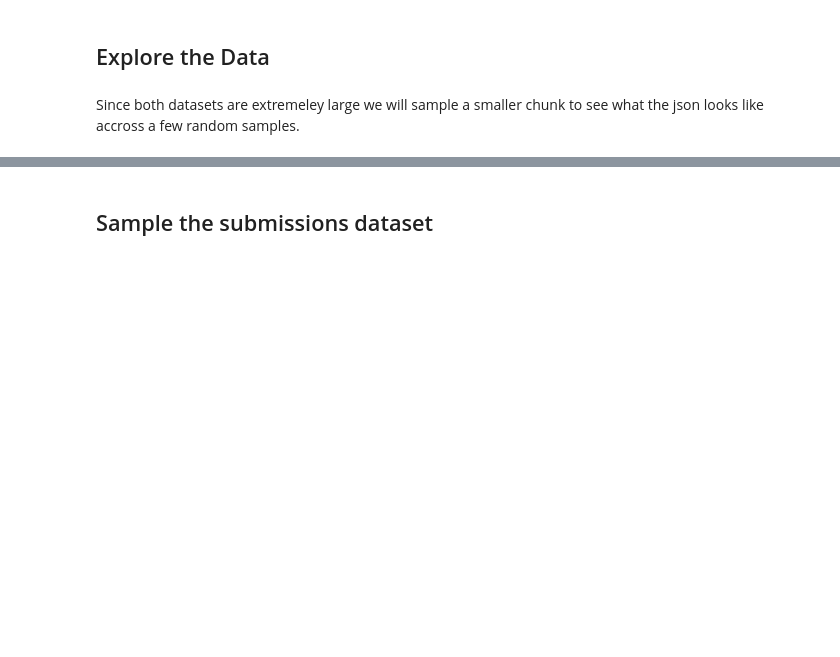
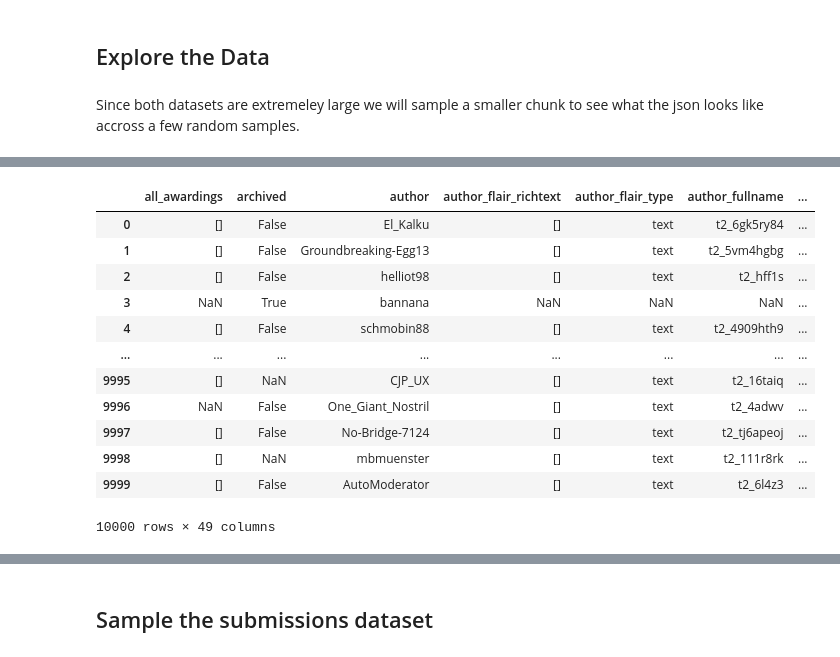
Before and after one commit to faithdennis/reddit-data-pipeline, a Jupyter notebook: code/EDA.ipynb, the cells around one changed output, grey strips where cells are left out. Saved outputs shown, nothing was run; the diff lists cells and outputs as text; code cells hidden in the pictures; blank space fills up the shorter version.

```diff
--- a/code/EDA.ipynb
+++ b/code/EDA.ipynb
@@ -86,0 +159,18 @@ df_comments_sample.head()
+# %%
+# only include columns that have fewer than threshold% missing values
+df_comments_sample = df_comments_sample.iloc[:, missing_value_df[missing_value_df['percent_missing'] <= threshold].index]
+df_comments_sample
+# %% [output]
+|  | all_awardings | archived | author | author_flair_richtext | author_flair_type | author_fullname | ... |
+| 0 | [] | False | El_Kalku | [] | text | t2_6gk5ry84 | ... |
+| 1 | [] | False | Groundbreaking-Egg13 | [] | text | t2_5vm4hgbg | ... |
+| 2 | [] | False | helliot98 | [] | text | t2_hff1s | ... |
+| 3 | NaN | True | bannana | NaN | NaN | NaN | ... |
+| 4 | [] | False | schmobin88 | [] | text | t2_4909hth9 | ... |
+| ... | ... | ... | ... | ... | ... | ... | ... |
+| 9995 | [] | NaN | CJP_UX | [] | text | t2_16taiq | ... |
+| 9996 | NaN | False | One_Giant_Nostril | [] | text | t2_4adwv | ... |
+| 9997 | [] | False | No-Bridge-7124 | [] | text | t2_tj6apeoj | ... |
+| 9998 | [] | NaN | mbmuenster | [] | text | t2_111r8rk | ... |
+| 9999 | [] | False | AutoModerator | [] | text | t2_6l4z3 | ... |
+10000 rows × 49 columns
```
Also changed, not shown: parts of 25 cells of this notebook, 4 other files.
